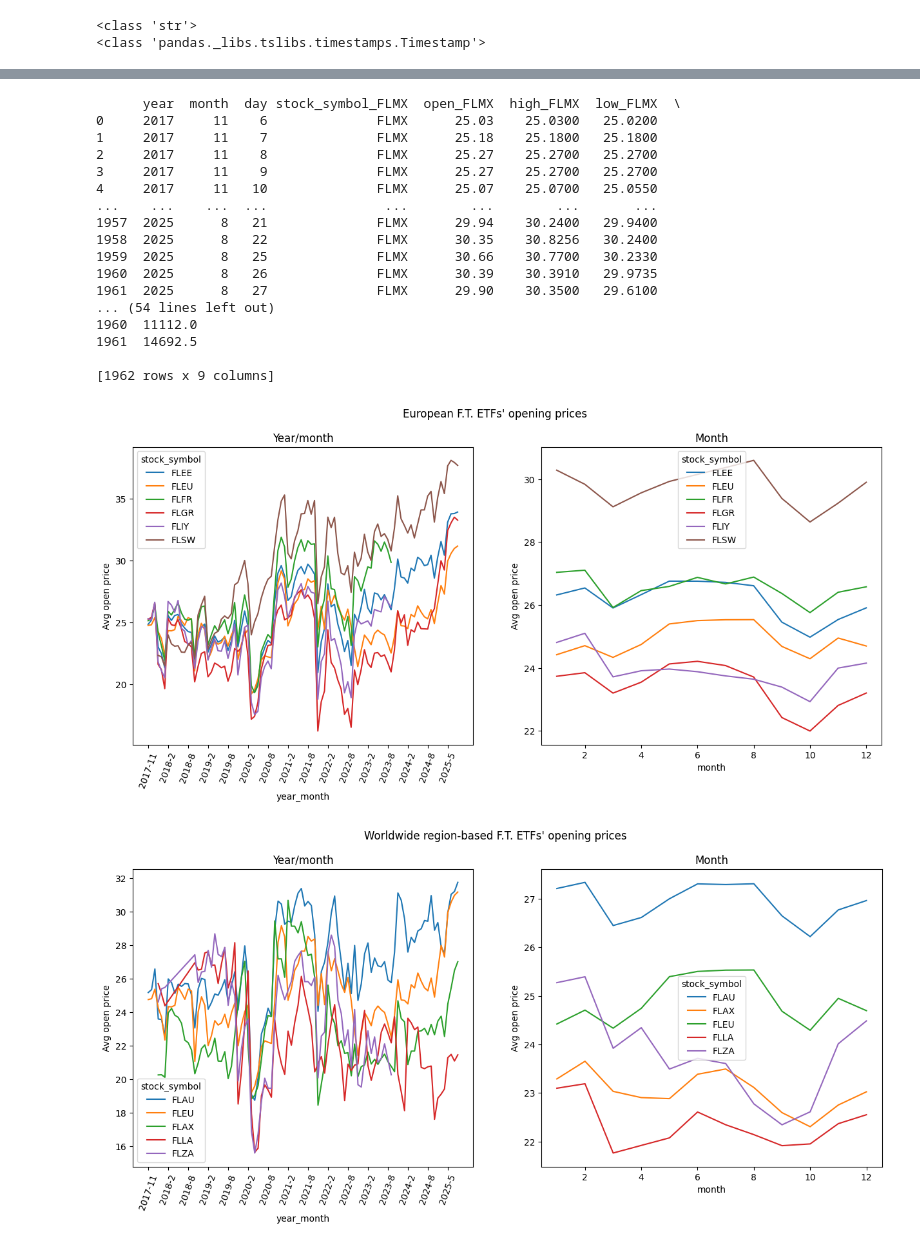
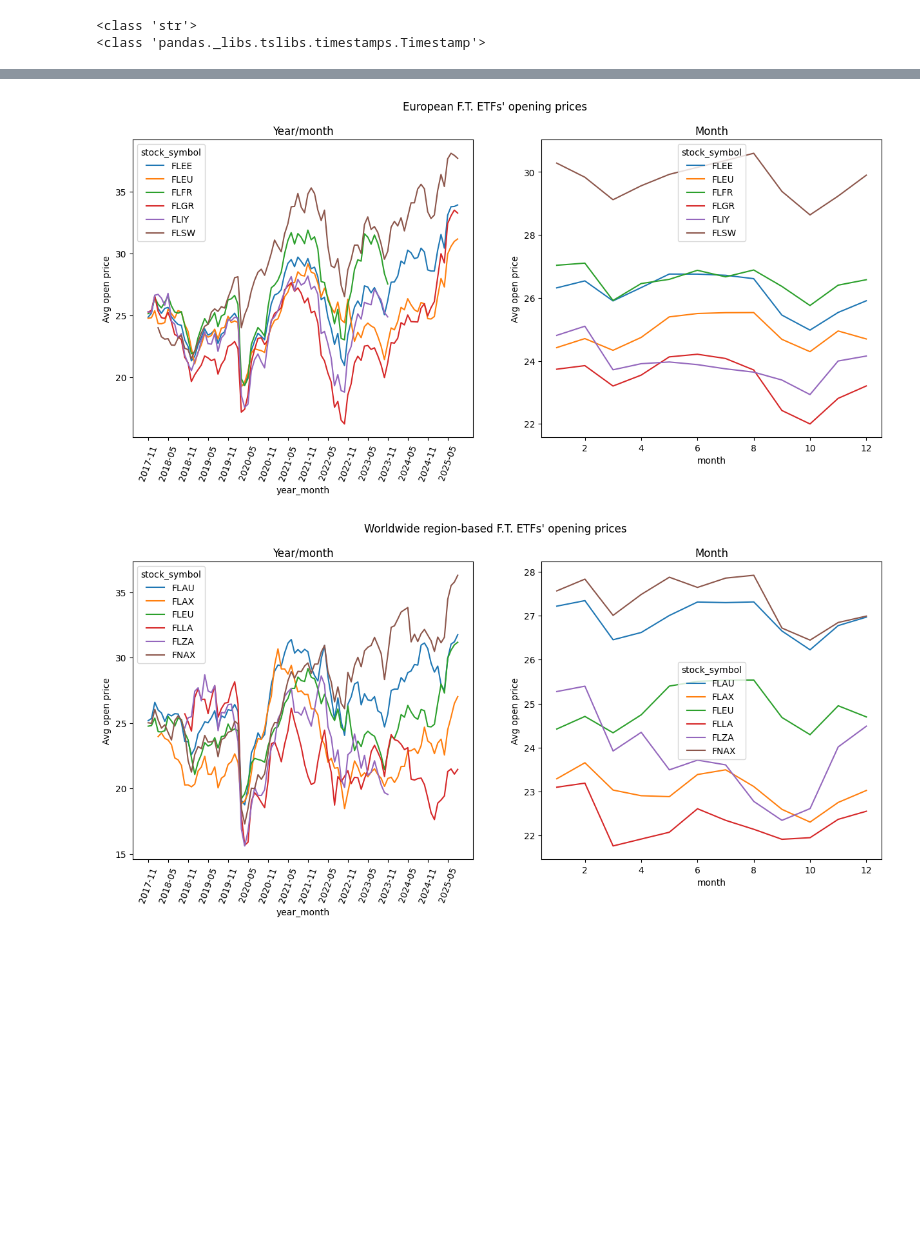
Before and after one commit to Carlos-Tiago/MyDS_Finance_project, a Jupyter notebook: code/data_explorer.ipynb, the cells around one changed output, grey strips where cells are left out. Drawn from its saved outputs; the diff is of its cells as text; code cells hidden in the pictures; blank space fills up the shorter version.

Commit message:
The feature 'year_month' is now treated as a date (Timestamp) rather than a string.

```diff
--- a/code/data_explorer.ipynb
+++ b/code/data_explorer.ipynb
@@ -57,8 +57,14 @@ print(type(df['date'].iat[0])) # We have a date! (Not romantically)
 <class 'pandas._libs.tslibs.timestamps.Timestamp'>
 # %%
 # 1.2 - Now we do a bit of feature transformation to conveniently spread the date into
-# 3 columns (year, month, day)
+#       3 columns (year, month, day)
 df['year'], df['month'], df['day'] = df['date'].dt.year, df['date'].dt.month, df['date'].dt.day
+# 1.3 - We also get a year/month only column since it would be useful to do a time-series analysis
+#       in that date format (we don't really need to plot each day, do we? :D)
+df['year_month'] = df['date'].dt.strftime("%Y-%m")
+#df['year_month'] = pd.to_datetime(df['date'].dt.strftime("%Y-%m"))
+
+
 df.drop(columns='date', inplace=True)
 cols = df.columns.to_list()
 cols = cols[-3:] + cols[:-3]
@@ -109,95 +168,47 @@ def suffix_fillna(df, suffix_nans, suffix):
 # %%
-def combine_into_FNAX(df_etfs):
-    etf_suffixes = ['_FLMX','_FLCA']
-    column_names = df_etfs.columns
-    column_shared_names = ['year', 'month', 'day']
-    df_fnax = pd.DataFrame()
-
-    df_temp = df_etfs[df_etfs['stock_symbol'] == 'FLMX']
-    df_temp = df_temp.merge(df_etfs[df_etfs['stock_symbol'] == 'FLCA'], on=column_shared_names,
-                            how='left', suffixes= etf_suffixes)
-    # Check if they have uncorresponded dates
-    if df_temp['stock_symbol_FLMX'].isna().sum() != 0:
-        df_temp = suffix_fillna(df_temp, etf_suffixes[0], etf_suffixes[1]) # copy value from the other column
-    if df_temp['stock_symbol_FLCA'].isna().sum() != 0:
-        df_temp = suffix_fillna(df_temp, etf_suffixes[1], etf_suffixes[0])
-
-    for column_name in column_names:
-        # When merging the ETFs, preserve the shared columns
-        if column_name in column_shared_names:
-            df_fnax[column_name] = df_temp[column_name]
-        # If it's not shared and its numerical, average it
-        elif np.issubdtype(df_etfs[column_name], np.number):
-            df_fnax[column_name] = (
-                    df_temp[column_name + etf_suffixes[0]]
-                    + df_temp[column_name + etf_suffixes[1]]
-            ) / 2
-        # The <stock_symbol> column will now harve the merge name 'FNAX'
-        elif column_name == 'stock_symbol':
-            df_fnax['stock_symbol'] = 'FNAX'
-    print(df_temp)
-    print('\na\n')
-    print(df_fnax)
-    return df_etfs
-
-# 1.5 - Plotting multiple ETFs at once for a more general analysis
-# 1.5.1 - European analysis (european country's ETFs as well as Europe and Eurozone ETFs)
-# 1.5.2 - A more global analysis (region-wide ETFs)
+# 1.6 - Plotting multiple ETFs at once for a more general analysis
+# 1.6.1 - European analysis (european country's ETFs as well as Europe and Eurozone ETFs)
+# 1.6.2 - A more global analysis (region-wide ETFs)
 stock_symbol_groups = {'European' : ['FLFR', 'FLGR', 'FLIY', 'FLSW', 'FLEU', 'FLEE'],
                        'Worldwide region-based' : ['FNAX', 'FLLA', 'FLEU', 'FLZA', 'FLAX', 'FLAU']
                       }
 #eu_stock_symbols = ['FLFR', 'FLGR', 'FLIY', 'FLSW', 'FLEU', 'FLEE']
 #world_stock_symbols = ['FNAX', 'FLLA', 'FLEU', 'FLZA', 'FLAX', 'FLAU']
 
 # Let's re-transform our data, but this time for good.
 if 'date' in df_etfs.columns:
     df_etfs['date'] = pd.to_datetime(df_etfs['date'])
     df_etfs['year'], df_etfs['month'], df_etfs['day'] = df_etfs['date'].dt.year, df_etfs['date'].dt.month, df_etfs['date'].dt.day
+    df_etfs['year_month'] = pd.to_datetime(df_etfs['date'].dt.strftime('%Y-%m'))
+
     df_etfs.drop(columns='date', inplace=True)
     cols = df_etfs.columns.to_list()
     cols = cols[-3:] + cols[:-3]
     df_etfs = df_etfs[cols]
-df_etfs
 
 # Now we get our 'open' means (om) per year/month
 # It seems checking per year/month is less readable than
 # what could be desirable. Let's try by year:
 suptitles = ['European F.T. ETFs\' opening prices', 'Worldwide region-based F.T. ETFs\' opening prices']
 
 for key in stock_symbol_groups.keys():
     if key == 'Worldwide region-based':
         df_etfs = combine_into_FNAX(df_etfs)
     de_am.time_frame_plot_etfs(df_etfs, stock_symbol_groups[key], key)
 
-
+# Done:
+# year_month has successfully been converted to a Timestamp (except on the 1.1 cell).
 
 #To do
+# Check why in the 1.1 cell converting year_month to a Timestamp gives error in the plot
 # Do the "Worldwide" part (including the 'NAX' part, possibly with a left join)
-#
 #
 # A grouped bar plot might be a better choice!
 # Plot year/monthly and monthly percent rises and falls
 # Plot highest percent decreasewithin a time frame where all ETFs are registered
 # %% [output]
-      year  month  day stock_symbol_FLMX  open_FLMX  high_FLMX  low_FLMX  \
-0     2017     11    6              FLMX      25.03    25.0300   25.0200
-1     2017     11    7              FLMX      25.18    25.1800   25.1800
-2     2017     11    8              FLMX      25.27    25.2700   25.2700
-3     2017     11    9              FLMX      25.27    25.2700   25.2700
-4     2017     11   10              FLMX      25.07    25.0700   25.0550
-...    ...    ...  ...               ...        ...        ...       ...
-1957  2025      8   21              FLMX      29.94    30.2400   29.9400
-1958  2025      8   22              FLMX      30.35    30.8256   30.2400
-1959  2025      8   25              FLMX      30.66    30.7700   30.2330
-1960  2025      8   26              FLMX      30.39    30.3910   29.9735
-1961  2025      8   27              FLMX      29.90    30.3500   29.6100
-... (54 lines left out)
-1960  11112.0
-1961  14692.5
-
-[1962 rows x 9 columns]
-[figure, old version]
+[figure, new version]
-[figure, old version]
+[figure, new version]
 # %%
 #2 - Let's analyse the monthly increases of many
 # For comparison, to make it fairer, I think it's best if we analyse the
```
Also changed, not shown: parts of 4 cells of this notebook, 1 other file.
